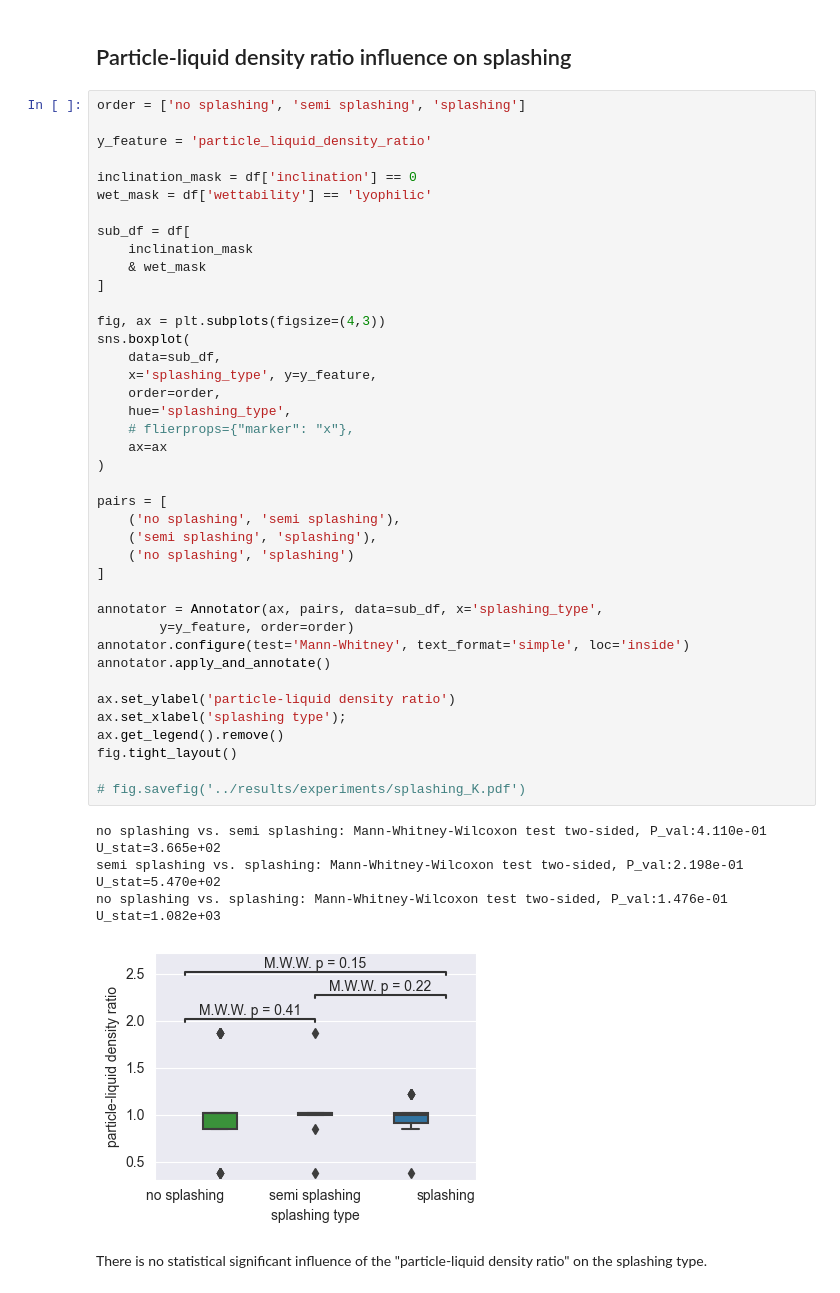
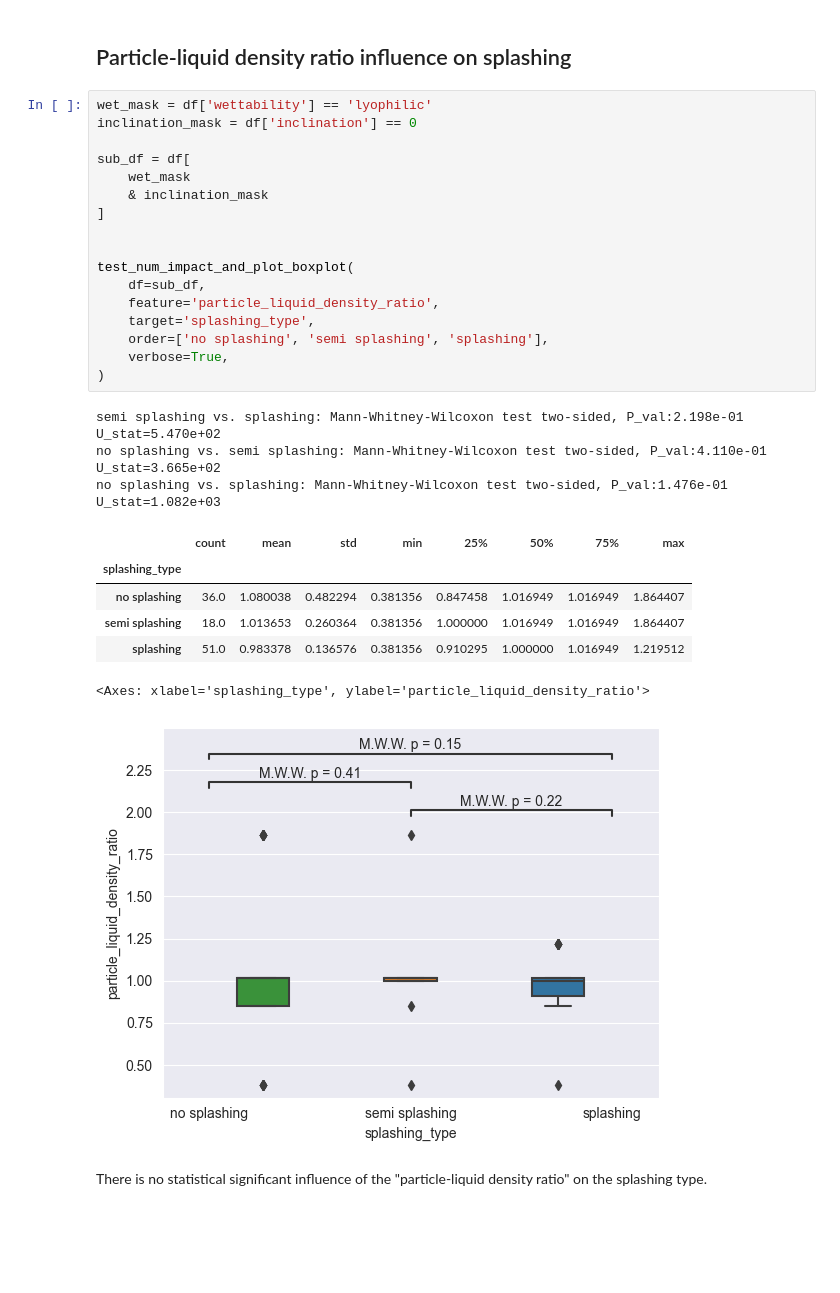
Before and after one commit to mvulf/drop-wall-impact-ml-prediction, a Jupyter notebook: notebooks/research_13_drop_impact_behaviour_study.ipynb, the cells around one changed output. Saved outputs shown, nothing was run; the diff lists cells and outputs as text; blank space fills up the shorter version.

Commit message:
[ADD] Drop impact behaviour study

```diff
--- a/notebooks/research_13_drop_impact_behaviour_study.ipynb
+++ b/notebooks/research_13_drop_impact_behaviour_study.ipynb
@@ -273,51 +438,34 @@ Name: breaking_up_type, dtype: int64
 ## Splashing and No fragmentation
 # %% [markdown]
 ## Particle-liquid density ratio influence on splashing
-# %%
-order = ['no splashing', 'semi splashing', 'splashing']
-
-y_feature = 'particle_liquid_density_ratio'
-
-inclination_mask = df['inclination'] == 0
-wet_mask = df['wettability'] == 'lyophilic'
-
-sub_df = df[
-    inclination_mask
-    & wet_mask
-]
-
-fig, ax = plt.subplots(figsize=(4,3))
-sns.boxplot(
-    data=sub_df,
-    x='splashing_type', y=y_feature,
-    order=order,
-    hue='splashing_type',
-    # flierprops={"marker": "x"},
-    ax=ax
-)
-
-pairs = [
-    ('no splashing', 'semi splashing'),
-    ('semi splashing', 'splashing'),
-    ('no splashing', 'splashing')
-]
-
-annotator = Annotator(ax, pairs, data=sub_df, x='splashing_type',
-        y=y_feature, order=order)
-annotator.configure(test='Mann-Whitney', text_format='simple', loc='inside')
-annotator.apply_and_annotate()
-
-ax.set_ylabel('particle-liquid density ratio')
-ax.set_xlabel('splashing type');
-ax.get_legend().remove()
-fig.tight_layout()
-
-# fig.savefig('../results/experiments/splashing_K.pdf')
-# %% [output]
-no splashing vs. semi splashing: Mann-Whitney-Wilcoxon test two-sided, P_val:4.110e-01 U_stat=3.665e+02
-semi splashing vs. splashing: Mann-Whitney-Wilcoxon test two-sided, P_val:2.198e-01 U_stat=5.470e+02
-no splashing vs. splashing: Mann-Whitney-Wilcoxon test two-sided, P_val:1.476e-01 U_stat=1.082e+03
-[figure, removed]
+# %%
+wet_mask = df['wettability'] == 'lyophilic'
+inclination_mask = df['inclination'] == 0
+
+sub_df = df[
+    wet_mask
+    & inclination_mask
+]
+
+
+test_num_impact_and_plot_boxplot(
+    df=sub_df,
+    feature='particle_liquid_density_ratio',
+    target='splashing_type',
+    order=['no splashing', 'semi splashing', 'splashing'],
+    verbose=True,
+)
+# %% [output]
+semi splashing vs. splashing: Mann-Whitney-Wilcoxon test two-sided, P_val:2.198e-01 U_stat=5.470e+02
+no splashing vs. semi splashing: Mann-Whitney-Wilcoxon test two-sided, P_val:4.110e-01 U_stat=3.665e+02
+no splashing vs. splashing: Mann-Whitney-Wilcoxon test two-sided, P_val:1.476e-01 U_stat=1.082e+03
+|  | count | mean | std | min | 25% | 50% | 75% | max |
+| splashing_type |  |  |  |  |  |  |  |  |
+| no splashing | 36.0 | 1.080038 | 0.482294 | 0.381356 | 0.847458 | 1.016949 | 1.016949 | 1.864407 |
+| semi splashing | 18.0 | 1.013653 | 0.260364 | 0.381356 | 1.000000 | 1.016949 | 1.016949 | 1.864407 |
+| splashing | 51.0 | 0.983378 | 0.136576 | 0.381356 | 0.910295 | 1.000000 | 1.016949 | 1.219512 |
+<Axes: xlabel='splashing_type', ylabel='particle_liquid_density_ratio'>
+[figure, added]
 # %% [markdown]
 There is no statistical significant influence of the "particle-liquid density ratio" on the splashing type.
 # %% [markdown]
```
Also changed, not shown: parts of 23 cells of this notebook.
